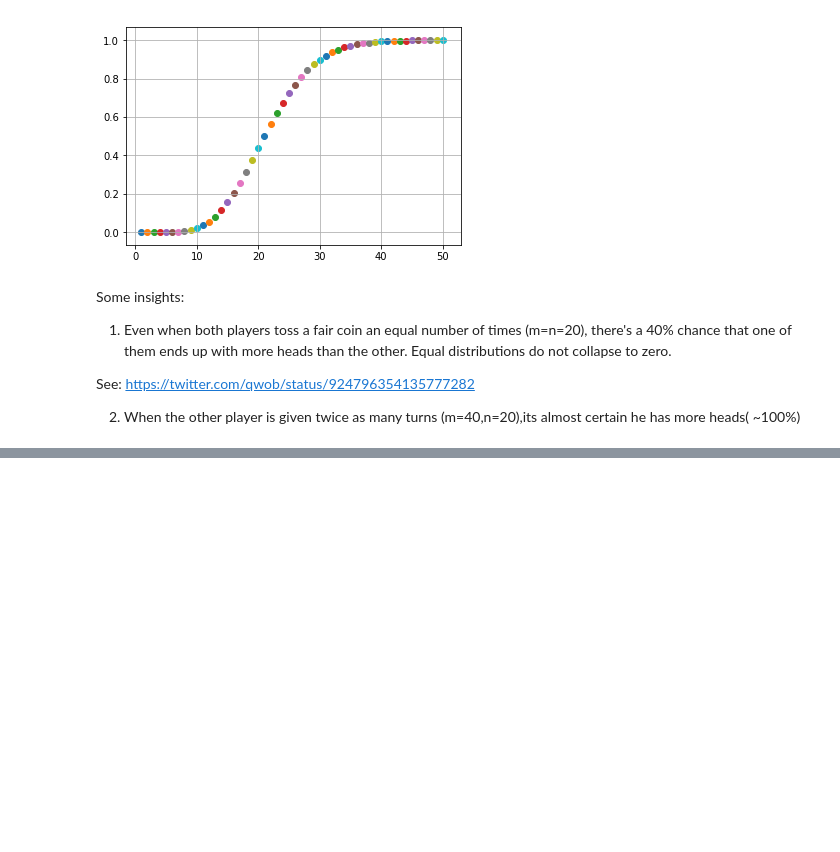
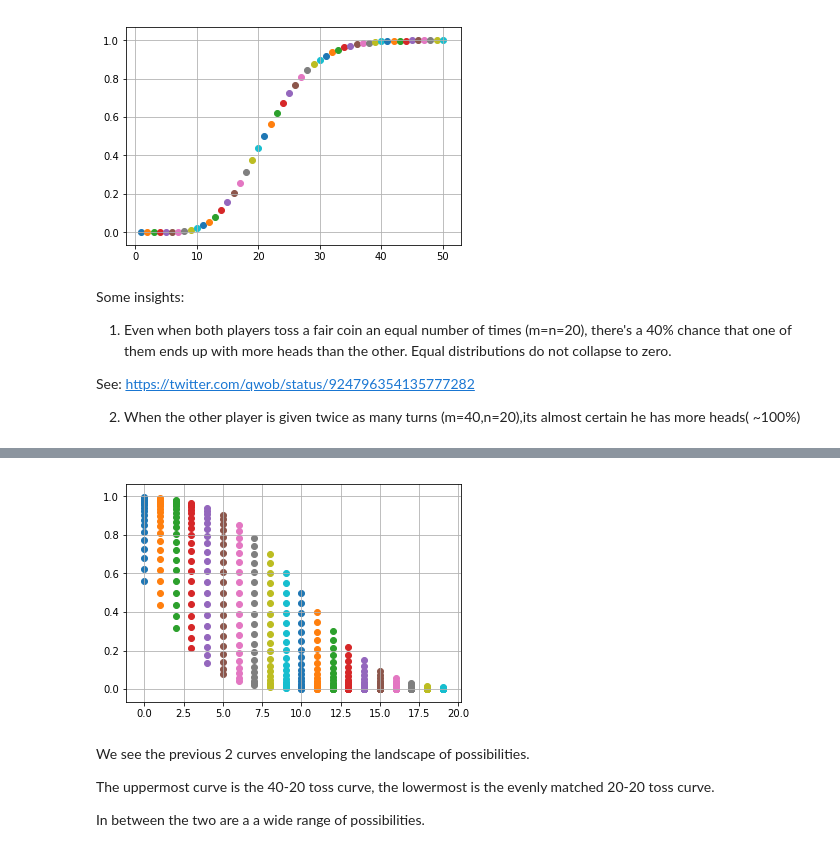
Before and after one commit to krishnanraman/cointoss, a Jupyter notebook: Coin+toss+problem.ipynb, the cells around one changed output, grey strips where cells are left out. Drawn from its saved outputs; the diff is of its cells as text; code cells hidden in the pictures; blank space fills up the shorter version.

```diff
--- a/Coin+toss+problem.ipynb
+++ b/Coin+toss+problem.ipynb
@@ -89,0 +138,15 @@ See: https://twitter.com/qwob/status/924796354135777282
+# %%
+plt.figure()
+plt.grid(b=True, which='both', axis='both')
+for m in range(20,40):
+    for d in range(0,20):
+        plt.scatter(d, talebcointoss(m,20,d))
+plt.show()
+# %% [output]
+[figure, added]
+# %% [markdown]
+We see the previous 2 curves enveloping the landscape of possibilities.
+
+The uppermost curve is the 40-20 toss curve, the lowermost is the evenly matched 20-20 toss curve.
+
+In between the two are a a wide range of possibilities.
```
Also changed, not shown: parts of 5 cells of this notebook.
